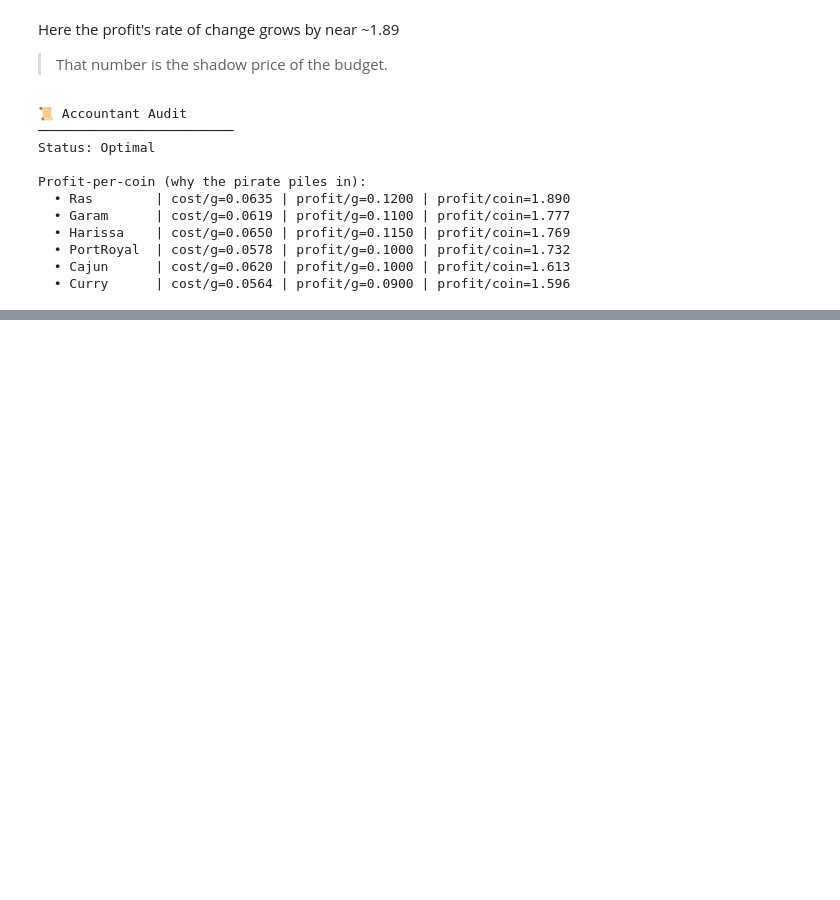
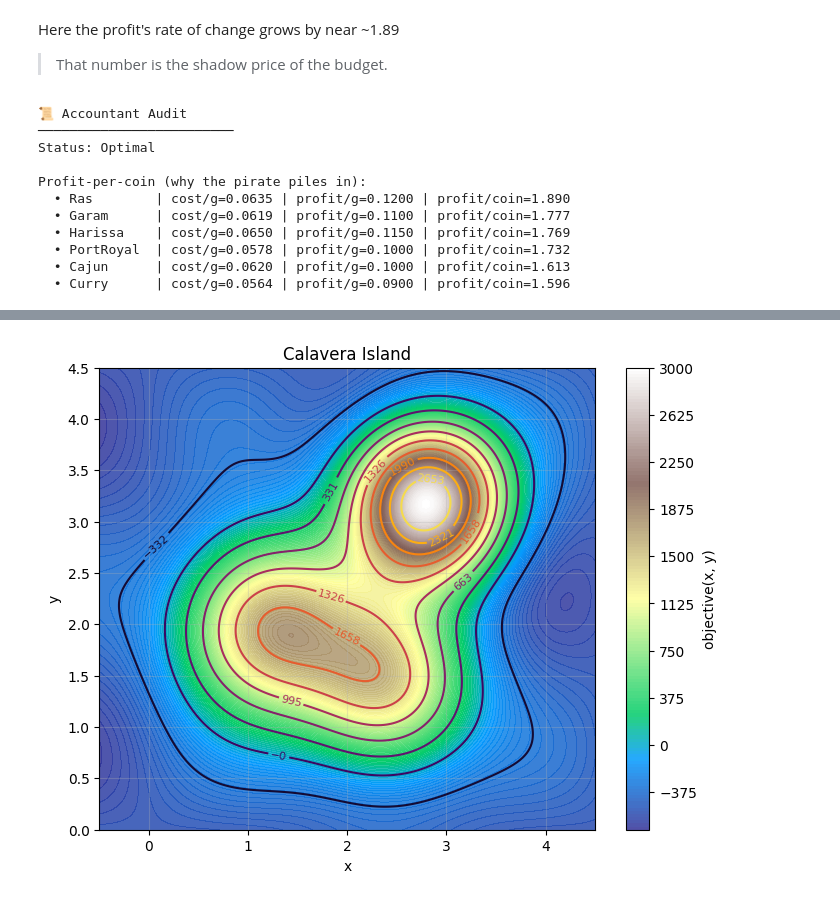
Before and after one commit to JulTob/Optimization, a Jupyter notebook: Introduction_to_Optimization.ipynb, the cells around one changed output, grey strips where cells are left out. Cells and saved outputs as stored; diff of their text form; code cells hidden in the pictures; blank space fills up the shorter version.

```diff
--- a/Introduction_to_Optimization.ipynb
+++ b/Introduction_to_Optimization.ipynb
@@ -1963,0 +1964,21 @@ Profit-per-coin (why the pirate piles in):
+# %%
+import numpy as np
+
+def CalaveraIsland(position):
+    N, E = position
+    peak_main = 3.5 * np.exp(-((N-2.8)**2 + (E-3.2)**2) / 0.6)
+    peak_west = 2.2 * np.exp(-((N-1.2)**2 + (E-2.0)**2) / 0.8)
+    peak_south = 1.9 * np.exp(-((N-2.4)**2 + (E-1.4)**2) / 0.7)
+    ridges = 0.15 * np.sin(2*N) * np.sin(2*E)
+    return 1000*(peak_main + peak_west + peak_south + ridges)-538
+    #-- -538 for the sea level to be 0
+
+plot_2D(
+    objective=CalaveraIsland,
+    x_rank=(-0.5, 4.5),
+    y_rank=(-0, 4.5),
+    levels=150,
+    title="Calavera Island"
+    )
+# %% [output]
+[figure, added]
```
Also changed, not shown: parts of 9 cells of this notebook.
